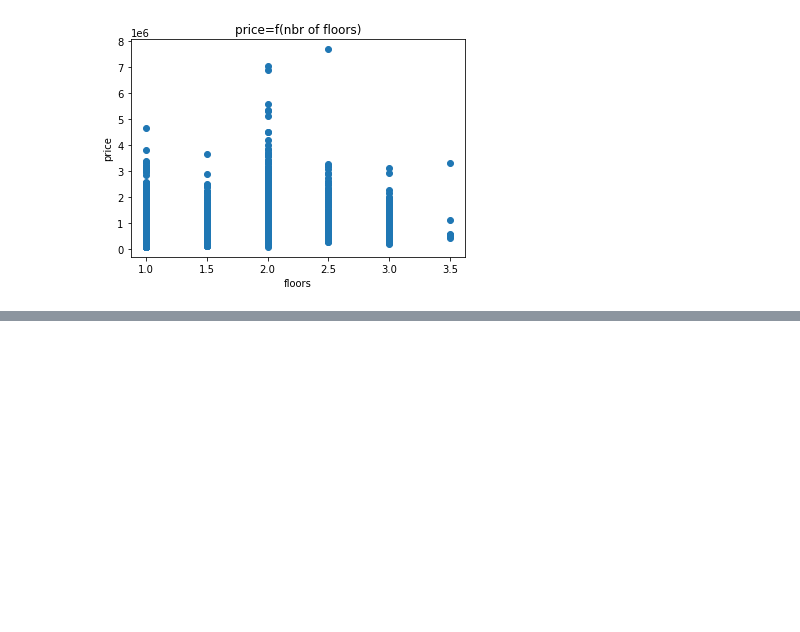
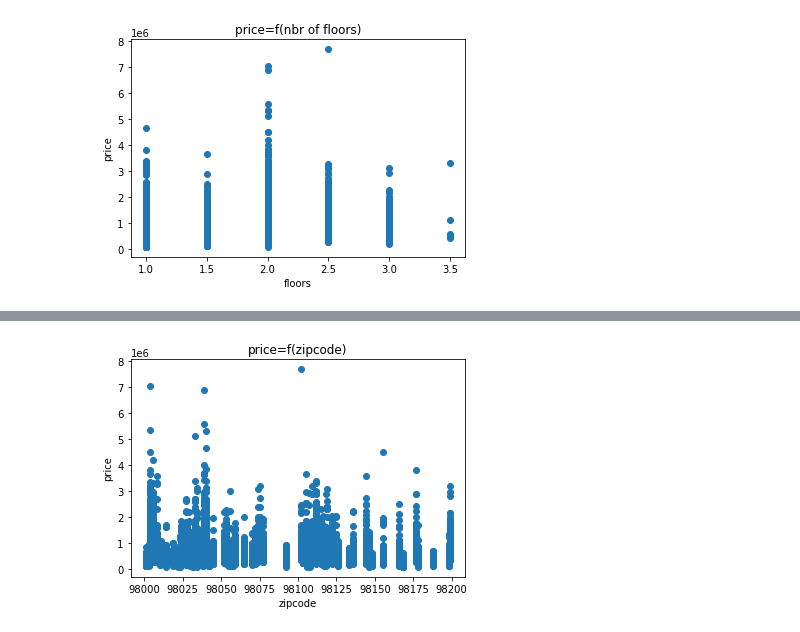
Before and after one commit to HsanElyatim/Introduction-to-Artificial-Intelligence, a Jupyter notebook: Checkpoint_4/Checkpoint_4.ipynb, the cells around one changed output, grey strips where cells are left out. Saved outputs shown, nothing was run; the diff lists cells and outputs as text; code cells hidden in the pictures; blank space fills up the shorter version.

```diff
--- a/Checkpoint_4/Checkpoint_4.ipynb
+++ b/Checkpoint_4/Checkpoint_4.ipynb
@@ -159,0 +174,8 @@ ax=
+# %%
+plt.scatter(house_data['zipcode'],house_data['price'])
+plt.xlabel('zipcode')
+plt.ylabel('price')
+plt.title('price=f(zipcode)')
+plt.show()
+# %% [output]
+[figure, added]
```
Also changed, not shown: parts of 41 cells of this notebook.
